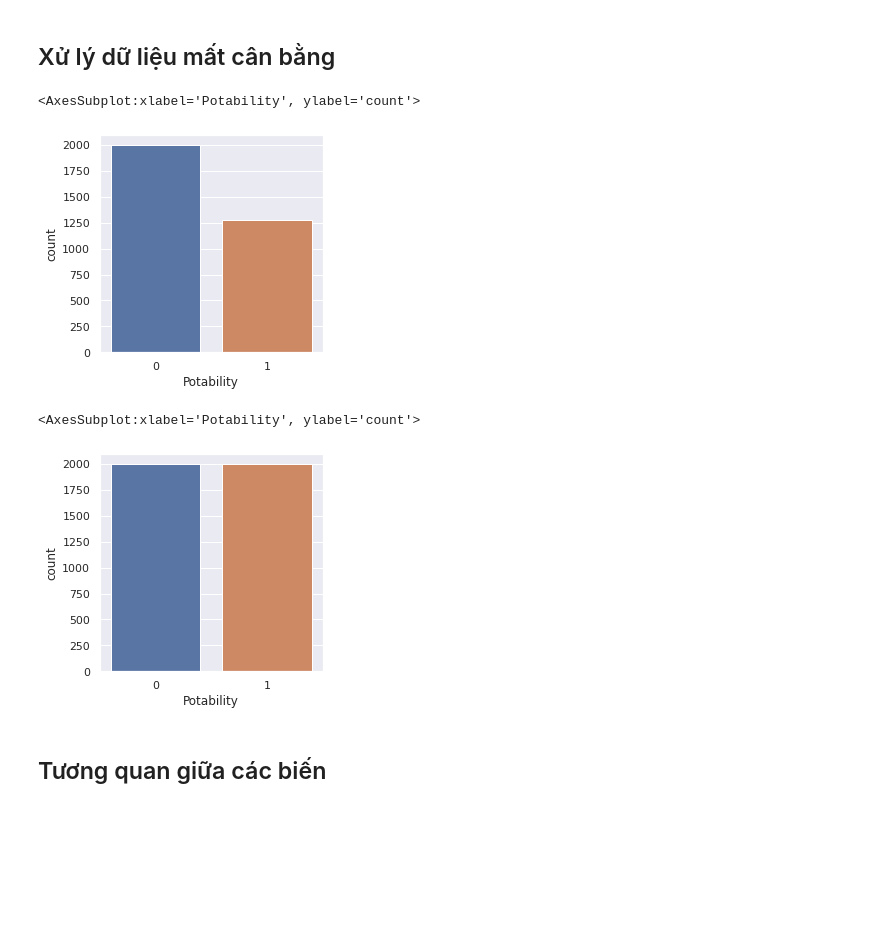
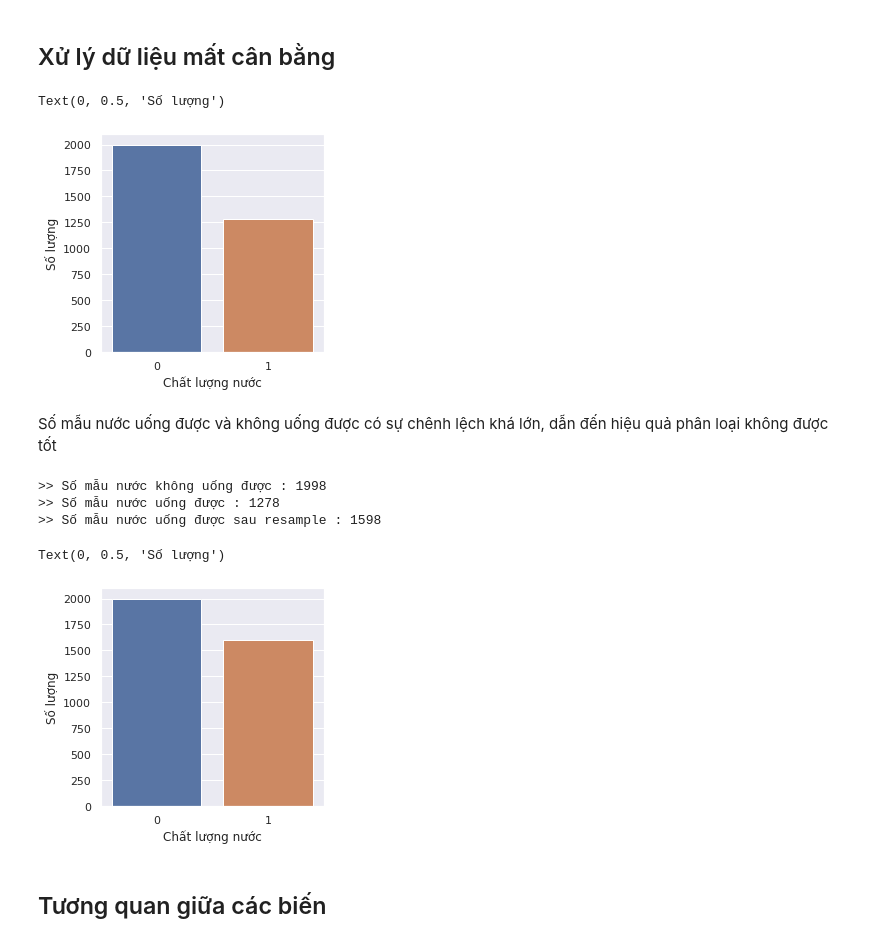
Before and after one commit to phuocleoceo/water-potability, a Jupyter notebook: main.ipynb, the cells around one changed output. Drawn from its saved outputs; the diff is of its cells as text; code cells hidden in the pictures; blank space fills up the shorter version.

```diff
--- a/main.ipynb
+++ b/main.ipynb
@@ -92,24 +92,39 @@ dtype: int64
 # %%
 plt.figure(figsize=(4, 4))
 sns.countplot(data=dataset, x="Potability")
+plt.xlabel("Chất lượng nước")
+plt.ylabel("Số lượng")
 # %% [output]
-<AxesSubplot:xlabel='Potability', ylabel='count'>
+Text(0, 0.5, 'Số lượng')
-[figure, old version]
+[figure, new version]
+# %% [markdown]
+Số mẫu nước uống được và không uống được có sự chênh lệch khá lớn, dẫn đến hiệu quả phân loại không được tốt
 # %%
 dirty_water = dataset[dataset["Potability"] == 0]
 clean_water = dataset[dataset["Potability"] == 1]
+print(">> Số mẫu nước không uống được :", len(dirty_water))
+print(">> Số mẫu nước uống được :", len(clean_water))
+
+resample_quantity = round(len(dirty_water)*0.8)
 # Resample lại tập clean_water sao cho số phần từ của nó bằng số phần tử tập dirty_water
-one_upsampled = resample(clean_water, replace=True, n_samples=len(dirty_water))
+clean_upsampled = resample(clean_water, replace=True, n_samples=resample_quantity)
+print(">> Số mẫu nước uống được sau resample :", len(clean_upsampled))
+
 # Nối tập vừa resample với tập dirty_water
-dataset = pd.concat([dirty_water, one_upsampled])
+dataset = pd.concat([dirty_water, clean_upsampled])
 # Xáo trộn ngẫu nhiên lại dataset
 dataset = shuffle(dataset)
 
 plt.figure(figsize=(4, 4))
 sns.countplot(data=dataset, x="Potability")
+plt.xlabel("Chất lượng nước")
+plt.ylabel("Số lượng")
 # %% [output]
-<AxesSubplot:xlabel='Potability', ylabel='count'>
+>> Số mẫu nước không uống được : 1998
+>> Số mẫu nước uống được : 1278
+>> Số mẫu nước uống được sau resample : 1598
+Text(0, 0.5, 'Số lượng')
-[figure, old version]
+[figure, new version]
 # %% [markdown]
 ## Tương quan giữa các biến
 # %%
```
Also changed, not shown: parts of 12 cells of this notebook.
